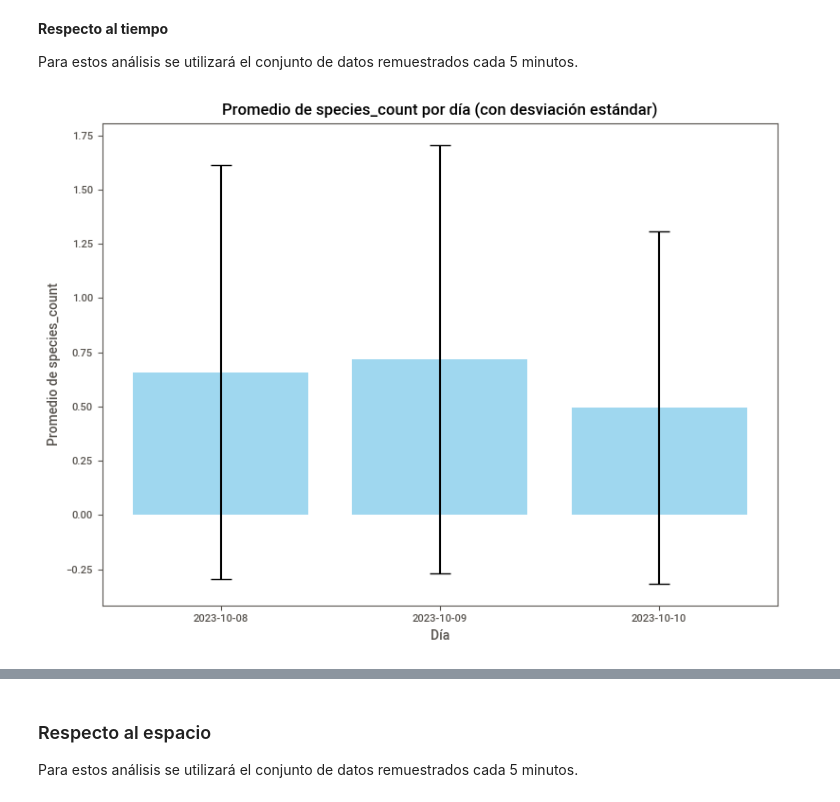
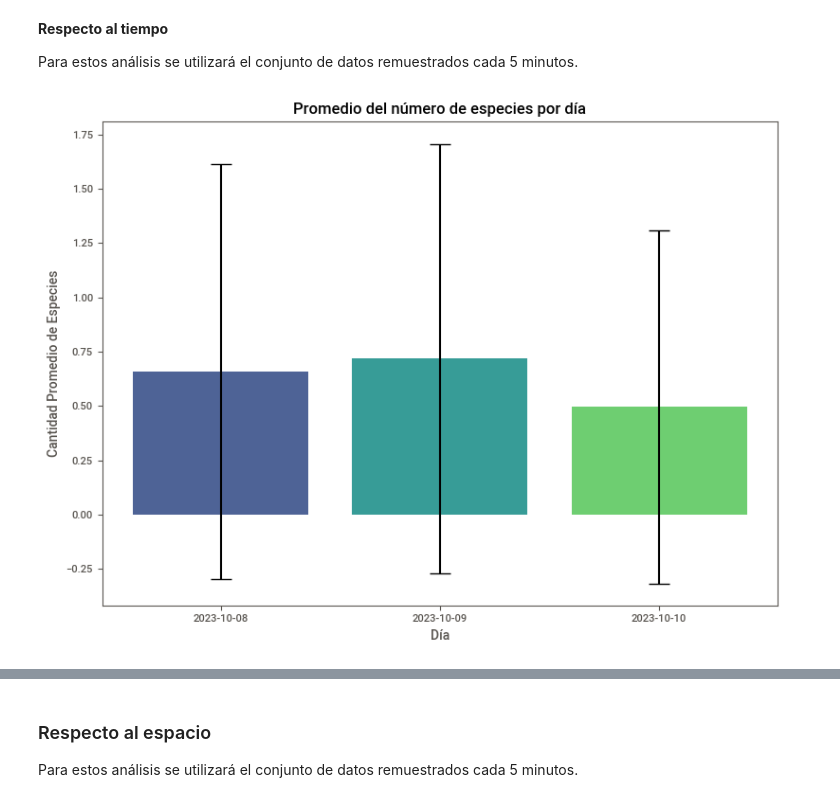
Before and after one commit to camilobehrens/Data_Science_ll, a Jupyter notebook: entrega_1/entrega.ipynb, the cells around one changed output, grey strips where cells are left out. Saved outputs shown, nothing was run; the diff lists cells and outputs as text; code cells hidden in the pictures.

```diff
--- a/entrega_1/entrega.ipynb
+++ b/entrega_1/entrega.ipynb
@@ -325,18 +332,24 @@ df['site'] = df['site'].astype('category')
 # %%
 import pandas as pd
 import matplotlib.pyplot as plt
+import seaborn as sns
 
-# Calcula promedio y desviación estándar de species_count por día
+# Calcular promedio y desviación estándar de species_count por día
 df_stats = df.groupby('day')['species_count'].agg(['mean', 'std']).reset_index()
 
+plt.figure(figsize=(8, 6))
+
+# Usar paleta viridis para los colores de las barras
+palette = sns.color_palette("viridis", n_colors=len(df_stats))
+
 # Gráfico de barras con barras de error (desviación estándar)
-plt.figure(figsize=(8, 6))
-plt.bar(df_stats['day'].astype(str), df_stats['mean'], yerr=df_stats['std'],
-        color='skyblue', capsize=8, alpha=0.8)
+bars = plt.bar(df_stats['day'].astype(str), df_stats['mean'], yerr=df_stats['std'],
+        color=palette, capsize=8, alpha=0.9)
+
 plt.xlabel('Día')
-plt.ylabel('Promedio de species_count')
-plt.title('Promedio de species_count por día (con desviación estándar)')
+plt.ylabel('Cantidad Promedio de Especies')
+plt.title('Promedio del número de especies por día')
 plt.tight_layout()
 plt.show()
 # %% [output]
-[figure, old version]
+[figure, new version]
```
Also changed, not shown: parts of 7 cells of this notebook, 1 other file.
